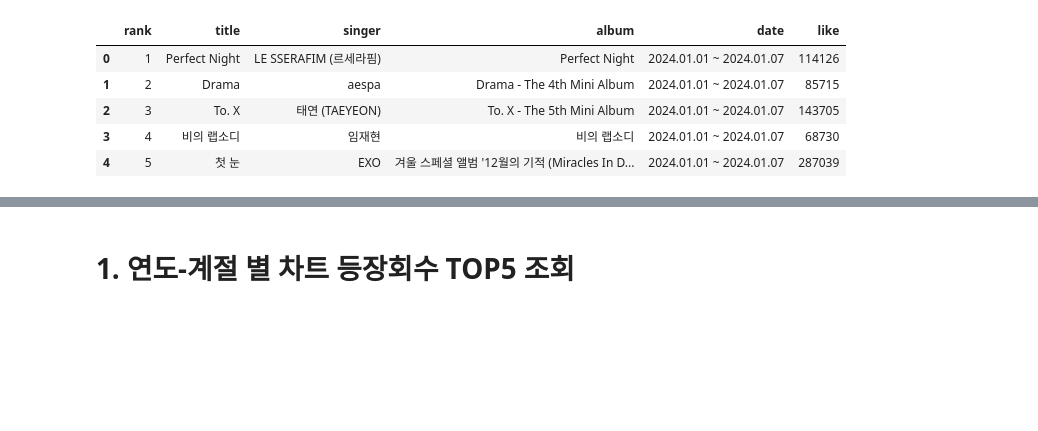
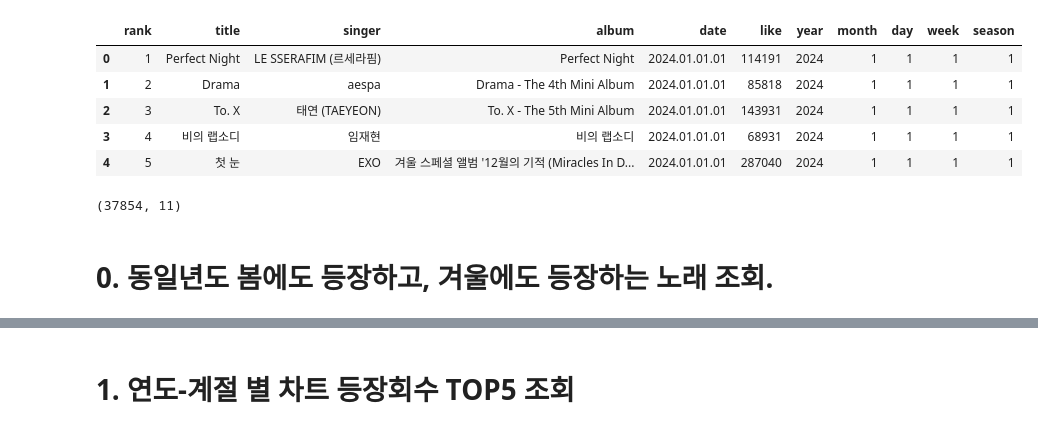
Before and after one commit to zjacom/Seasonal-songs, a Jupyter notebook: best5_elements.ipynb, the cells around one changed output, grey strips where cells are left out. Saved outputs shown, nothing was run; the diff lists cells and outputs as text; code cells hidden in the pictures; blank space fills up the shorter version.

```diff
--- a/best5_elements.ipynb
+++ b/best5_elements.ipynb
@@ -17,14 +18,34 @@ raw_data.head()
 # %%
-# 해당 부분은 현재 해결하여 신규 데이터부터 적용할 필요없음.
-raw_data['tmp'] = raw_data['album']
-raw_data['album'] = raw_data['singer']
-raw_data['singer'] = raw_data['tmp']
-raw_data.drop(['tmp'],axis=1,inplace = True)
-raw_data.head()
+# ----------------------------------------------------------#
+# # 해당 부분은 현재 해결하여 신규 데이터부터 적용할 필요없음.
+# raw_data['tmp'] = raw_data['album']
+# raw_data['album'] = raw_data['singer']
+# raw_data['singer'] = raw_data['tmp']
+# raw_data.drop(['tmp'],axis=1,inplace = True)
+# raw_data.head()
+# ----------------------------------------------------------#
+
+# 1. 봄 / 겨울 구분 컬럼 추가
+# 봄 : 0 겨울 : 1
+data = raw_data
+data[['year','month','day','week']] = data['date'].str.split('.',expand=True)
+data['year'] = data['year'].astype('int')
+data['month'] = data['month'].astype('int')
+data['day'] = data['day'].astype('int')
+data['week'] = data['week'].astype('int')
+data['season'] = data['month'].apply(lambda x : 1 if x in [1,2,12] else 0)
+
+data.head()
 # %% [output]
-|  | rank | title | singer | album | date | like |
-| 0 | 1 | Perfect Night | LE SSERAFIM (르세라핌) | Perfect Night | 2024.01.01 ~ 2024.01.07 | 114126 |
-| 1 | 2 | Drama | aespa | Drama - The 4th Mini Album | 2024.01.01 ~ 2024.01.07 | 85715 |
-| 2 | 3 | To. X | 태연 (TAEYEON) | To. X - The 5th Mini Album | 2024.01.01 ~ 2024.01.07 | 143705 |
-| 3 | 4 | 비의 랩소디 | 임재현 | 비의 랩소디 | 2024.01.01 ~ 2024.01.07 | 68730 |
-| 4 | 5 | 첫 눈 | EXO | 겨울 스페셜 앨범 '12월의 기적 (Miracles In D... | 2024.01.01 ~ 2024.01.07 | 287039 |
+|  | rank | title | singer | album | date | like | year | month | day | week | season |
+| 0 | 1 | Perfect Night | LE SSERAFIM (르세라핌) | Perfect Night | 2024.01.01.01 | 114191 | 2024 | 1 | 1 | 1 | 1 |
+| 1 | 2 | Drama | aespa | Drama - The 4th Mini Album | 2024.01.01.01 | 85818 | 2024 | 1 | 1 | 1 | 1 |
+| 2 | 3 | To. X | 태연 (TAEYEON) | To. X - The 5th Mini Album | 2024.01.01.01 | 143931 | 2024 | 1 | 1 | 1 | 1 |
+| 3 | 4 | 비의 랩소디 | 임재현 | 비의 랩소디 | 2024.01.01.01 | 68931 | 2024 | 1 | 1 | 1 | 1 |
+| 4 | 5 | 첫 눈 | EXO | 겨울 스페셜 앨범 '12월의 기적 (Miracles In D... | 2024.01.01.01 | 287040 | 2024 | 1 | 1 | 1 | 1 |
+# %%
+data.shape
+# %% [output]
+(37854, 11)
+# %% [markdown]
+# 0. 동일년도 봄에도 등장하고, 겨울에도 등장하는 노래 조회.
```
Also changed, not shown: parts of 22 cells of this notebook, 1 other file.
